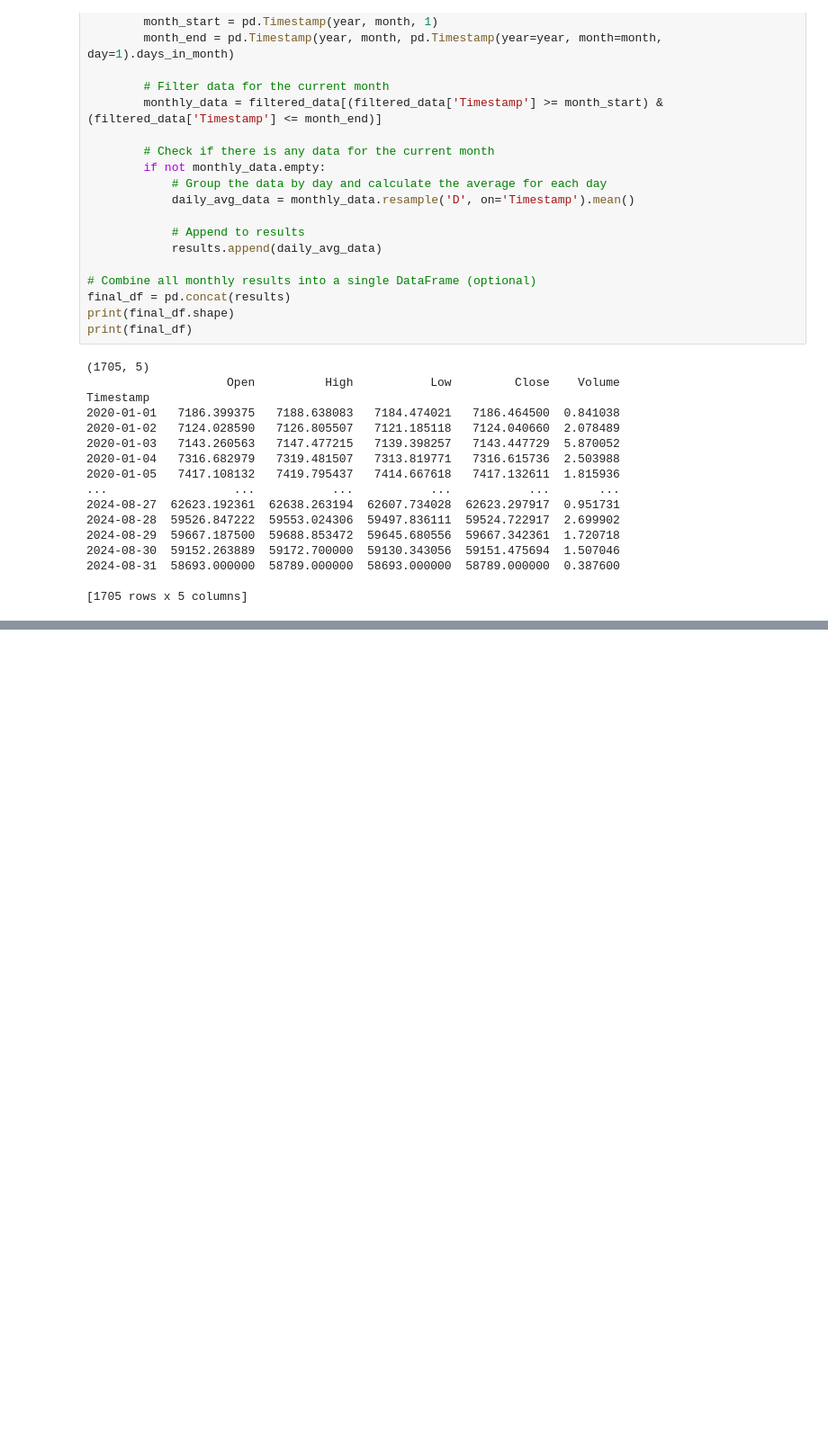
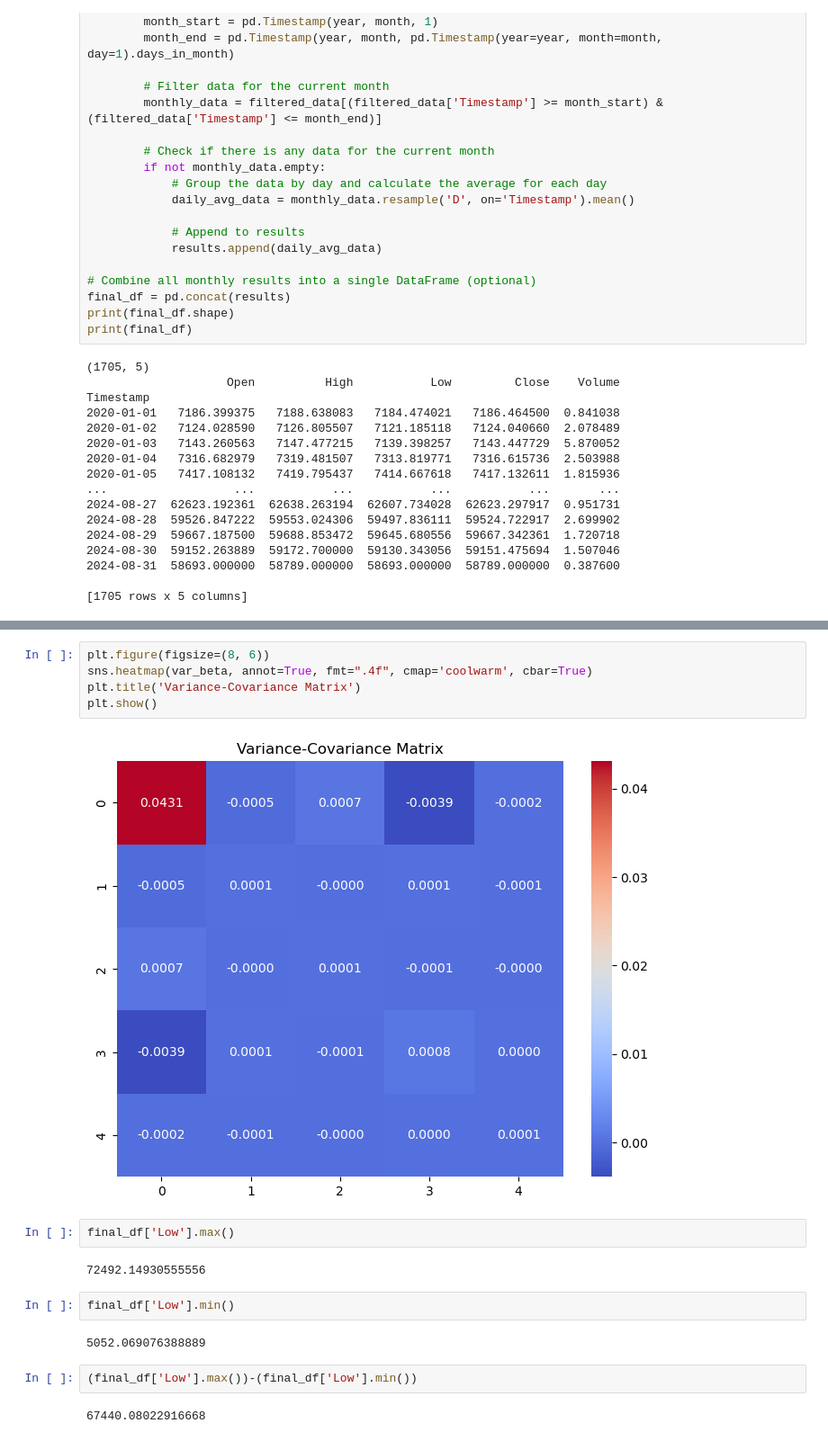
Before and after one commit to Yabsram/PredictBitcoin, a Jupyter notebook: PredictBitcoinCode.ipynb, the cells around one changed output, grey strips where cells are left out. Shown at 90% size. Cells and saved outputs as stored; diff of their text form; blank space fills up the shorter version.

```diff
--- a/PredictBitcoinCode.ipynb
+++ b/PredictBitcoinCode.ipynb
@@ -90,0 +218,19 @@ Timestamp
+# %%
+plt.figure(figsize=(8, 6))
+sns.heatmap(var_beta, annot=True, fmt=".4f", cmap='coolwarm', cbar=True)
+plt.title('Variance-Covariance Matrix')
+plt.show()
+# %% [output]
+[figure, added]
+# %%
+final_df['Low'].max()
+# %% [output]
+72492.14930555556
+# %%
+final_df['Low'].min()
+# %% [output]
+5052.069076388889
+# %%
+(final_df['Low'].max())-(final_df['Low'].min())
+# %% [output]
+67440.08022916668
```
Also changed, not shown: parts of 7 cells of this notebook.
